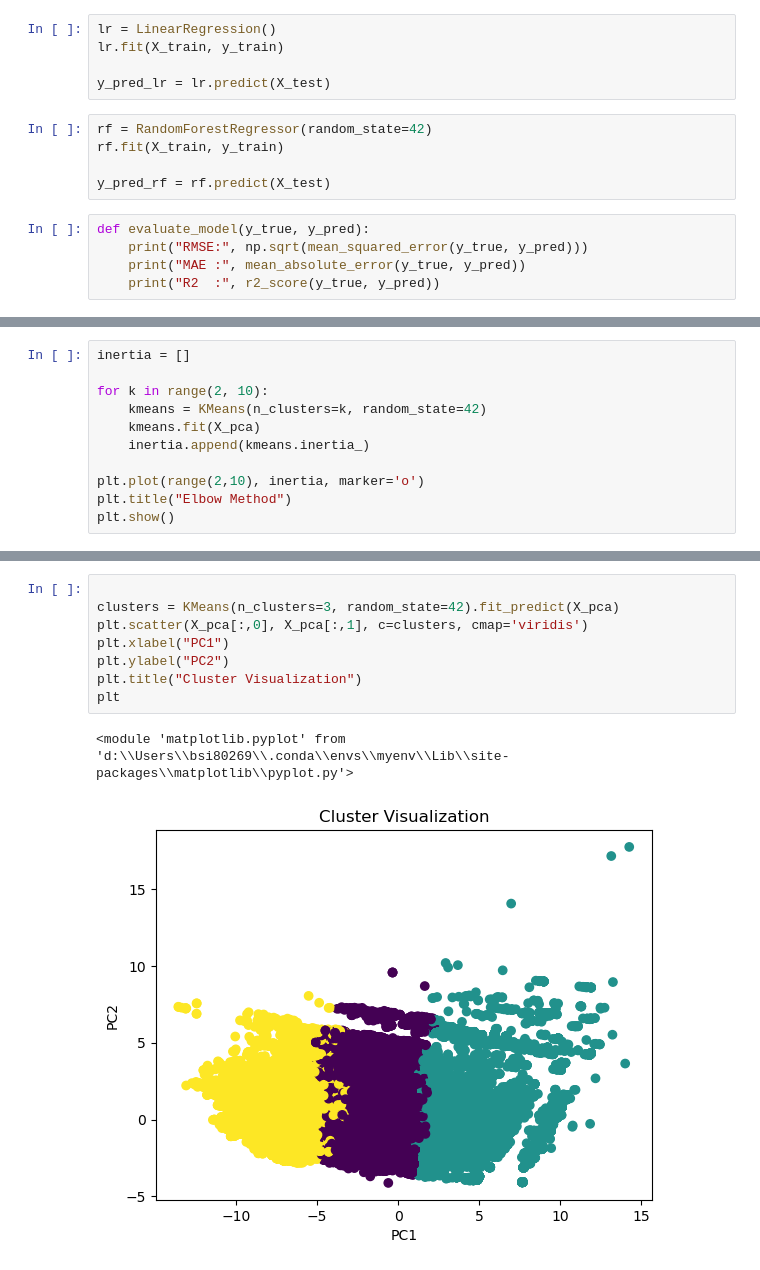
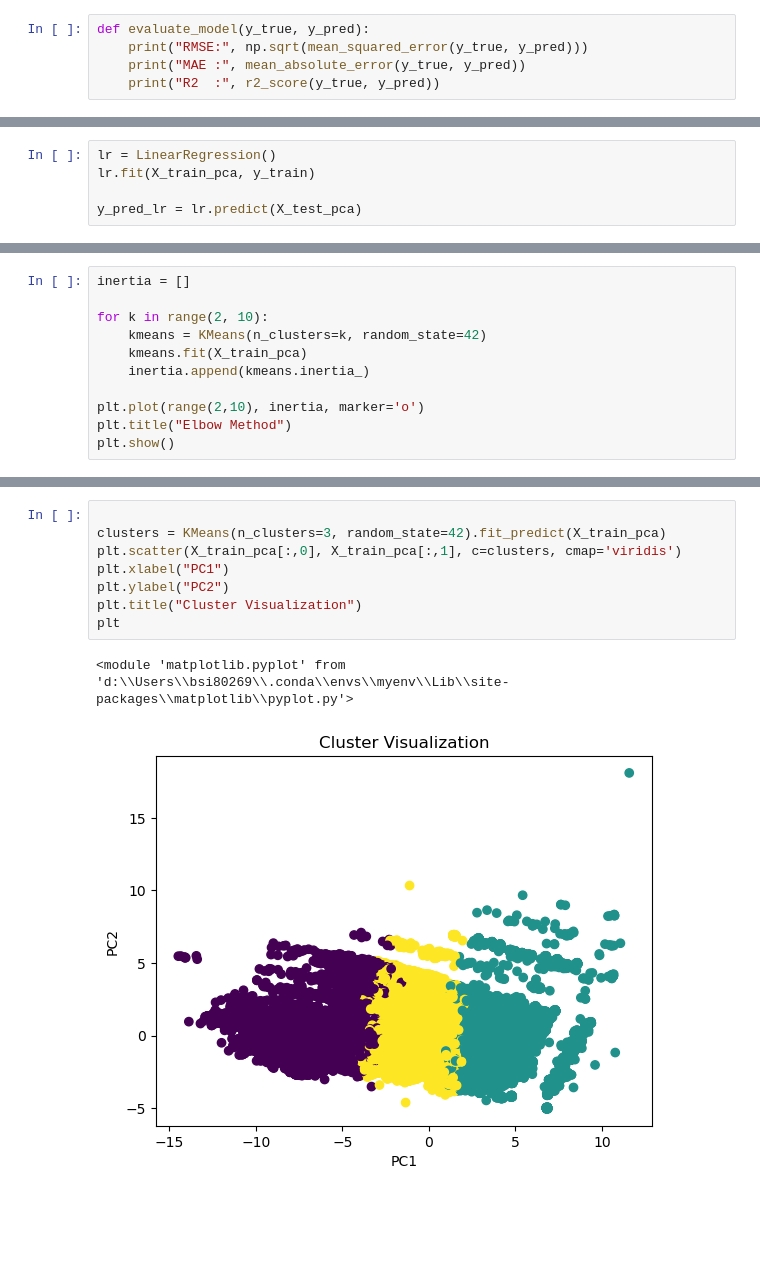
Before and after one commit to REDummy/hactiv8_assign, a Jupyter notebook: mini_project/mini_project_2/mini_project2_AntoniusMiquel.ipynb, the cells around one changed output, grey strips where cells are left out. Cells and saved outputs as stored; diff of their text form; blank space fills up the shorter version.

```diff
--- a/mini_project/mini_project_2/mini_project2_AntoniusMiquel.ipynb
+++ b/mini_project/mini_project_2/mini_project2_AntoniusMiquel.ipynb
@@ -180,13 +212,3 @@ sns.boxplot(x=df["GameResolution"], y=df["FPS"])
-# %%
-lr = LinearRegression()
-lr.fit(X_train, y_train)
-
-y_pred_lr = lr.predict(X_test)
-# %%
-rf = RandomForestRegressor(random_state=42)
-rf.fit(X_train, y_train)
-
-y_pred_rf = rf.predict(X_test)
 # %%
 def evaluate_model(y_true, y_pred):
     print("RMSE:", np.sqrt(mean_squared_error(y_true, y_pred)))
@@ -208,0 +217,5 @@ R2  : 0.48971454203579645
+# %%
+lr = LinearRegression()
+lr.fit(X_train_pca, y_train)
+
+y_pred_lr = lr.predict(X_test_pca)
@@ -253,7 +441,7 @@ inertia = []
 
 for k in range(2, 10):
     kmeans = KMeans(n_clusters=k, random_state=42)
-    kmeans.fit(X_pca)
+    kmeans.fit(X_train_pca)
     inertia.append(kmeans.inertia_)
 
 plt.plot(range(2,10), inertia, marker='o')
@@ -264,11 +452,11 @@ plt.show()
 # %%
 
-clusters = KMeans(n_clusters=3, random_state=42).fit_predict(X_pca)
-plt.scatter(X_pca[:,0], X_pca[:,1], c=clusters, cmap='viridis')
+clusters = KMeans(n_clusters=3, random_state=42).fit_predict(X_train_pca)
+plt.scatter(X_train_pca[:,0], X_train_pca[:,1], c=clusters, cmap='viridis')
 plt.xlabel("PC1")
 plt.ylabel("PC2")
 plt.title("Cluster Visualization")
 plt
 # %% [output]
 <module 'matplotlib.pyplot' from 'd:\\Users\\bsi80269\\.conda\\envs\\myenv\\Lib\\site-packages\\matplotlib\\pyplot.py'>
-[figure, old version]
+[figure, new version]
```
Also changed, not shown: parts of 18 cells of this notebook, 5 other files.
